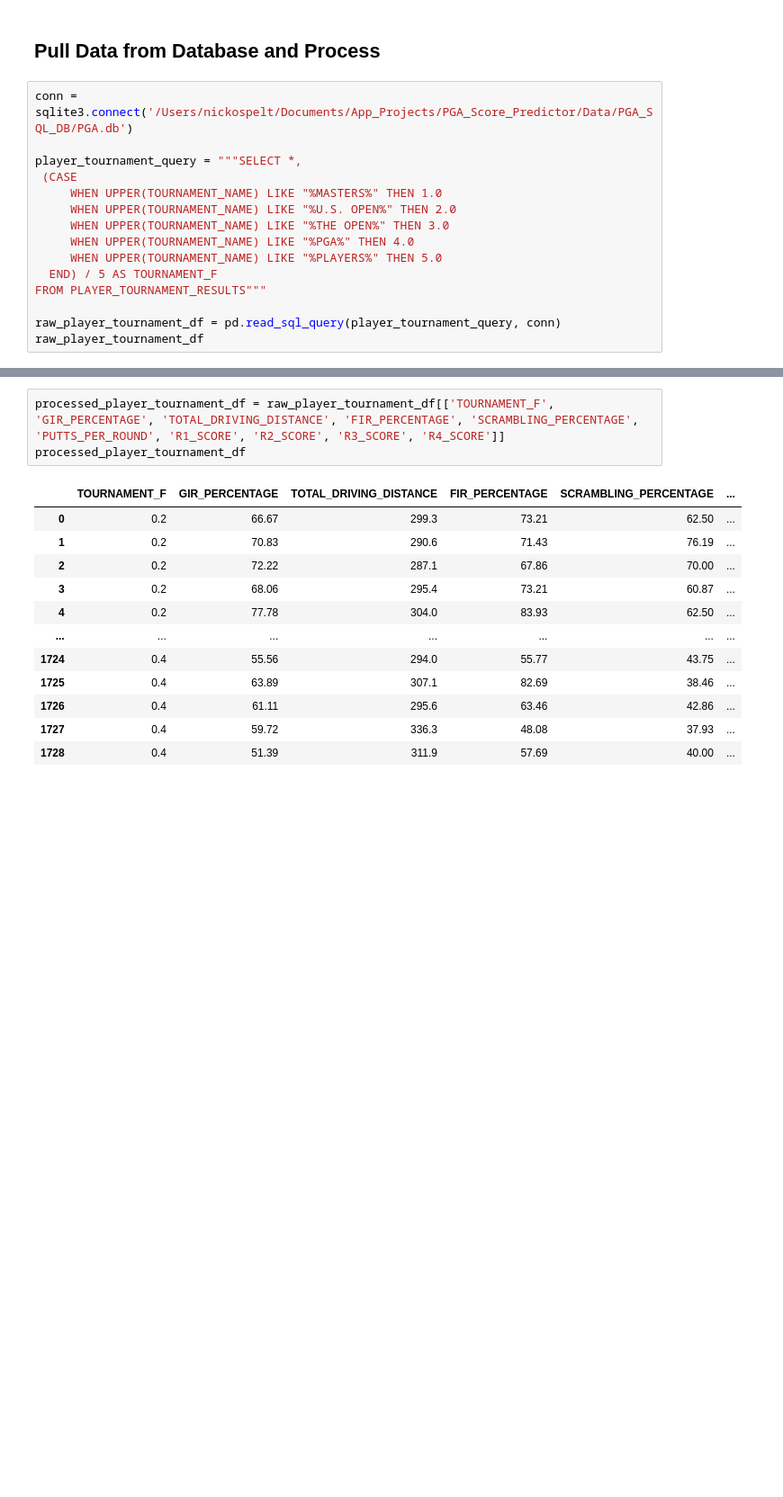
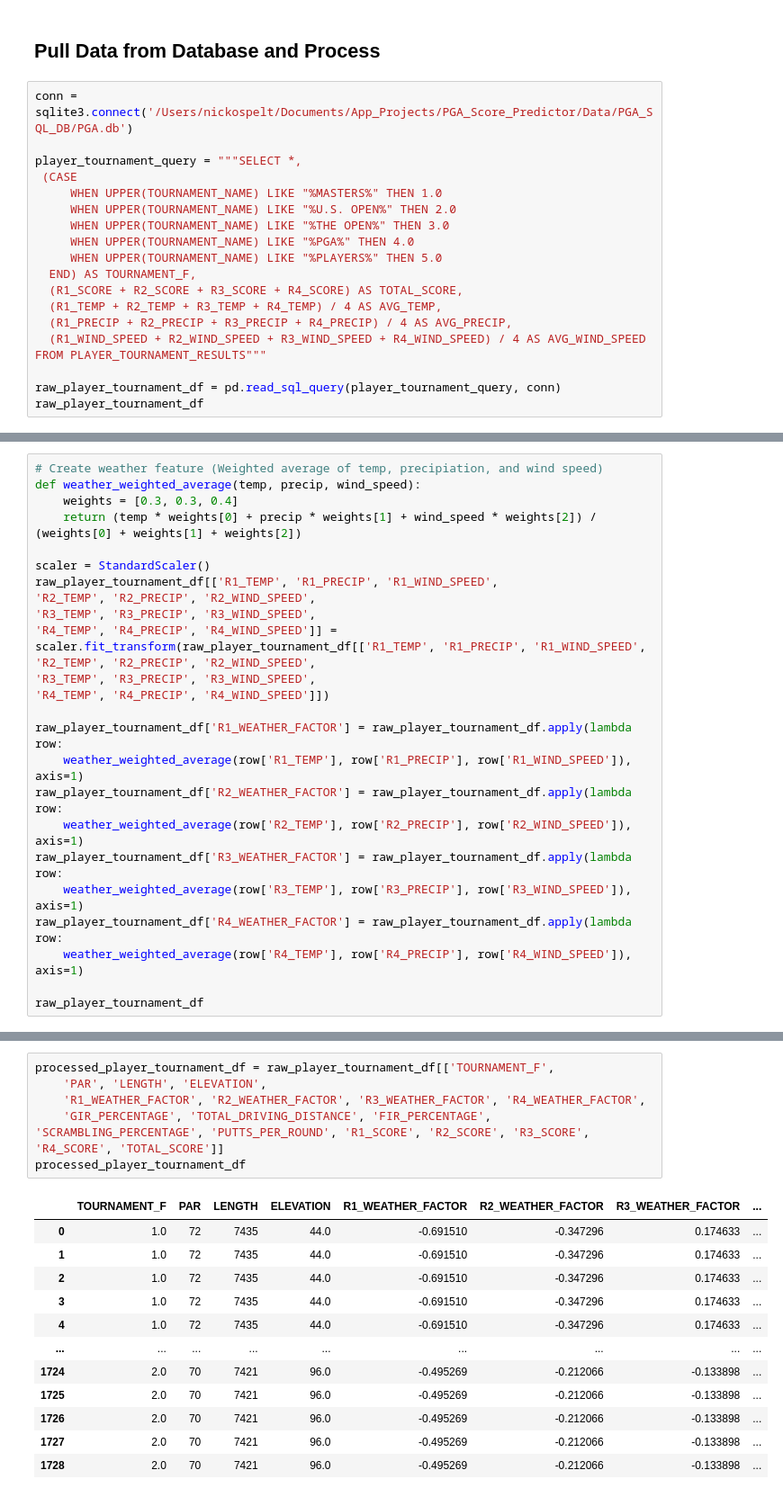
Before and after one commit to nickospelt/PGA_Score_Predictor, a Jupyter notebook: Model Development/stat_to_score_model.ipynb, the cells around one changed output, grey strips where cells are left out. Shown at 90% size. Saved outputs shown, nothing was run; the diff lists cells and outputs as text; blank space fills up the shorter version.

```diff
--- a/Model Development/stat_to_score_model.ipynb
+++ b/Model Development/stat_to_score_model.ipynb
@@ -30,7 +49,11 @@ player_tournament_query = """SELECT *,
      WHEN UPPER(TOURNAMENT_NAME) LIKE "%THE OPEN%" THEN 3.0
      WHEN UPPER(TOURNAMENT_NAME) LIKE "%PGA%" THEN 4.0
      WHEN UPPER(TOURNAMENT_NAME) LIKE "%PLAYERS%" THEN 5.0
-  END) / 5 AS TOURNAMENT_F
+  END) AS TOURNAMENT_F,
+  (R1_SCORE + R2_SCORE + R3_SCORE + R4_SCORE) AS TOTAL_SCORE,
+  (R1_TEMP + R2_TEMP + R3_TEMP + R4_TEMP) / 4 AS AVG_TEMP,
+  (R1_PRECIP + R2_PRECIP + R3_PRECIP + R4_PRECIP) / 4 AS AVG_PRECIP,
+  (R1_WIND_SPEED + R2_WIND_SPEED + R3_WIND_SPEED + R4_WIND_SPEED) / 4 AS AVG_WIND_SPEED
 FROM PLAYER_TOURNAMENT_RESULTS"""
 
 raw_player_tournament_df = pd.read_sql_query(player_tournament_query, conn)
@@ -51,0 +75,25 @@ raw_player_tournament_df
+# %%
+# Create weather feature (Weighted average of temp, precipiation, and wind speed)
+def weather_weighted_average(temp, precip, wind_speed):
+    weights = [0.3, 0.3, 0.4]
+    return (temp * weights[0] + precip * weights[1] + wind_speed * weights[2]) / (weights[0] + weights[1] + weights[2])
+
+scaler = StandardScaler()
+raw_player_tournament_df[['R1_TEMP', 'R1_PRECIP', 'R1_WIND_SPEED',
+'R2_TEMP', 'R2_PRECIP', 'R2_WIND_SPEED',
+'R3_TEMP', 'R3_PRECIP', 'R3_WIND_SPEED',
+'R4_TEMP', 'R4_PRECIP', 'R4_WIND_SPEED']] = scaler.fit_transform(raw_player_tournament_df[['R1_TEMP', 'R1_PRECIP', 'R1_WIND_SPEED',
+'R2_TEMP', 'R2_PRECIP', 'R2_WIND_SPEED',
+'R3_TEMP', 'R3_PRECIP', 'R3_WIND_SPEED',
+'R4_TEMP', 'R4_PRECIP', 'R4_WIND_SPEED']])
+
+raw_player_tournament_df['R1_WEATHER_FACTOR'] = raw_player_tournament_df.apply(lambda row:
+    weather_weighted_average(row['R1_TEMP'], row['R1_PRECIP'], row['R1_WIND_SPEED']), axis=1)
+raw_player_tournament_df['R2_WEATHER_FACTOR'] = raw_player_tournament_df.apply(lambda row:
+    weather_weighted_average(row['R2_TEMP'], row['R2_PRECIP'], row['R2_WIND_SPEED']), axis=1)
+raw_player_tournament_df['R3_WEATHER_FACTOR'] = raw_player_tournament_df.apply(lambda row:
+    weather_weighted_average(row['R3_TEMP'], row['R3_PRECIP'], row['R3_WIND_SPEED']), axis=1)
+raw_player_tournament_df['R4_WEATHER_FACTOR'] = raw_player_tournament_df.apply(lambda row:
+    weather_weighted_average(row['R4_TEMP'], row['R4_PRECIP'], row['R4_WIND_SPEED']), axis=1)
+
+raw_player_tournament_df
@@ -52,16 +114,19 @@ raw_player_tournament_df
 # %%
-processed_player_tournament_df = raw_player_tournament_df[['TOURNAMENT_F', 'GIR_PERCENTAGE', 'TOTAL_DRIVING_DISTANCE', 'FIR_PERCENTAGE', 'SCRAMBLING_PERCENTAGE', 'PUTTS_PER_ROUND', 'R1_SCORE', 'R2_SCORE', 'R3_SCORE', 'R4_SCORE']]
+processed_player_tournament_df = raw_player_tournament_df[['TOURNAMENT_F',
+    'PAR', 'LENGTH', 'ELEVATION',
+    'R1_WEATHER_FACTOR', 'R2_WEATHER_FACTOR', 'R3_WEATHER_FACTOR', 'R4_WEATHER_FACTOR',
+    'GIR_PERCENTAGE', 'TOTAL_DRIVING_DISTANCE', 'FIR_PERCENTAGE', 'SCRAMBLING_PERCENTAGE', 'PUTTS_PER_ROUND', 'R1_SCORE', 'R2_SCORE', 'R3_SCORE', 'R4_SCORE', 'TOTAL_SCORE']]
 processed_player_tournament_df
 # %% [output]
-|  | TOURNAMENT_F | GIR_PERCENTAGE | TOTAL_DRIVING_DISTANCE | FIR_PERCENTAGE | SCRAMBLING_PERCENTAGE | ... |
-| 0 | 0.2 | 66.67 | 299.3 | 73.21 | 62.50 | ... |
-| 1 | 0.2 | 70.83 | 290.6 | 71.43 | 76.19 | ... |
-| 2 | 0.2 | 72.22 | 287.1 | 67.86 | 70.00 | ... |
-| 3 | 0.2 | 68.06 | 295.4 | 73.21 | 60.87 | ... |
-| 4 | 0.2 | 77.78 | 304.0 | 83.93 | 62.50 | ... |
-| ... | ... | ... | ... | ... | ... | ... |
-| 1724 | 0.4 | 55.56 | 294.0 | 55.77 | 43.75 | ... |
-| 1725 | 0.4 | 63.89 | 307.1 | 82.69 | 38.46 | ... |
-| 1726 | 0.4 | 61.11 | 295.6 | 63.46 | 42.86 | ... |
-| 1727 | 0.4 | 59.72 | 336.3 | 48.08 | 37.93 | ... |
-| 1728 | 0.4 | 51.39 | 311.9 | 57.69 | 40.00 | ... |
+|  | TOURNAMENT_F | PAR | LENGTH | ELEVATION | R1_WEATHER_FACTOR | R2_WEATHER_FACTOR | R3_WEATHER_FACTOR | ... |
+| 0 | 1.0 | 72 | 7435 | 44.0 | -0.691510 | -0.347296 | 0.174633 | ... |
+| 1 | 1.0 | 72 | 7435 | 44.0 | -0.691510 | -0.347296 | 0.174633 | ... |
+| 2 | 1.0 | 72 | 7435 | 44.0 | -0.691510 | -0.347296 | 0.174633 | ... |
+| 3 | 1.0 | 72 | 7435 | 44.0 | -0.691510 | -0.347296 | 0.174633 | ... |
+| 4 | 1.0 | 72 | 7435 | 44.0 | -0.691510 | -0.347296 | 0.174633 | ... |
+| ... | ... | ... | ... | ... | ... | ... | ... | ... |
+| 1724 | 2.0 | 70 | 7421 | 96.0 | -0.495269 | -0.212066 | -0.133898 | ... |
+| 1725 | 2.0 | 70 | 7421 | 96.0 | -0.495269 | -0.212066 | -0.133898 | ... |
+| 1726 | 2.0 | 70 | 7421 | 96.0 | -0.495269 | -0.212066 | -0.133898 | ... |
+| 1727 | 2.0 | 70 | 7421 | 96.0 | -0.495269 | -0.212066 | -0.133898 | ... |
+| 1728 | 2.0 | 70 | 7421 | 96.0 | -0.495269 | -0.212066 | -0.133898 | ... |
```
Also changed, not shown: parts of 16 cells of this notebook, 6 other files.
